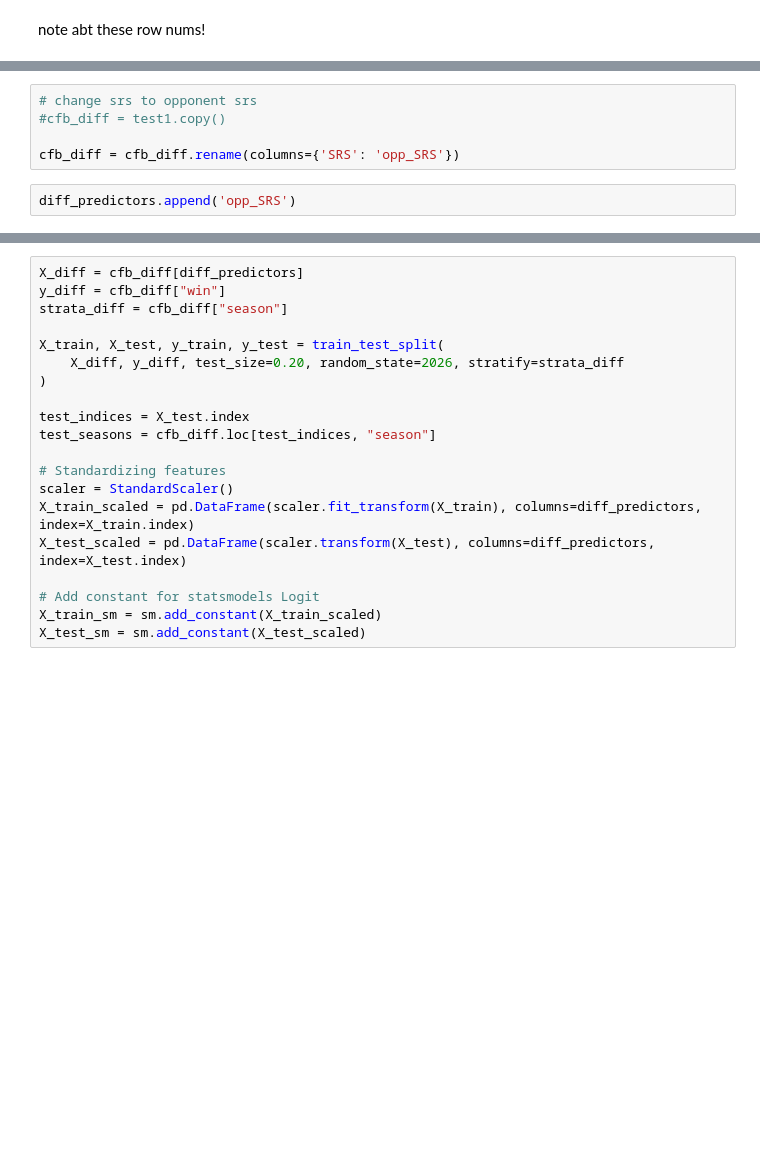
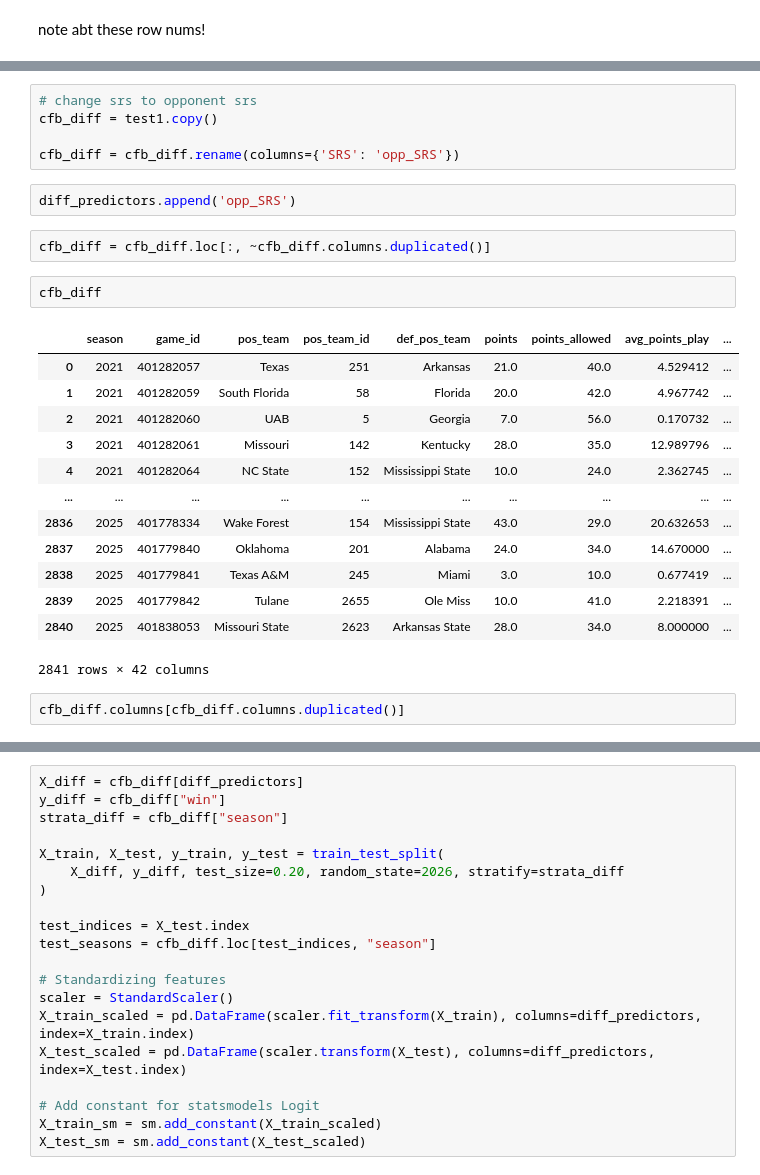
Before and after one commit to ahaze65/SPOA_4001_HW4, a Jupyter notebook: models.ipynb, the cells around one changed output, grey strips where cells are left out. Saved outputs shown, nothing was run; the diff lists cells and outputs as text; blank space fills up the shorter version.

```diff
--- a/models.ipynb
+++ b/models.ipynb
@@ -1039,7 +1039,27 @@ cfb_diff
 # %%
 # change srs to opponent srs
-#cfb_diff = test1.copy()
+cfb_diff = test1.copy()
 
 cfb_diff = cfb_diff.rename(columns={'SRS': 'opp_SRS'})
 # %%
 diff_predictors.append('opp_SRS')
+# %%
+cfb_diff = cfb_diff.loc[:, ~cfb_diff.columns.duplicated()]
+# %%
+cfb_diff
+# %% [output]
+|  | season | game_id | pos_team | pos_team_id | def_pos_team | points | points_allowed | avg_points_play | ... |
+| 0 | 2021 | 401282057 | Texas | 251 | Arkansas | 21.0 | 40.0 | 4.529412 | ... |
+| 1 | 2021 | 401282059 | South Florida | 58 | Florida | 20.0 | 42.0 | 4.967742 | ... |
+| 2 | 2021 | 401282060 | UAB | 5 | Georgia | 7.0 | 56.0 | 0.170732 | ... |
+| 3 | 2021 | 401282061 | Missouri | 142 | Kentucky | 28.0 | 35.0 | 12.989796 | ... |
+| 4 | 2021 | 401282064 | NC State | 152 | Mississippi State | 10.0 | 24.0 | 2.362745 | ... |
+| ... | ... | ... | ... | ... | ... | ... | ... | ... | ... |
+| 2836 | 2025 | 401778334 | Wake Forest | 154 | Mississippi State | 43.0 | 29.0 | 20.632653 | ... |
+| 2837 | 2025 | 401779840 | Oklahoma | 201 | Alabama | 24.0 | 34.0 | 14.670000 | ... |
+| 2838 | 2025 | 401779841 | Texas A&M | 245 | Miami | 3.0 | 10.0 | 0.677419 | ... |
+| 2839 | 2025 | 401779842 | Tulane | 2655 | Ole Miss | 10.0 | 41.0 | 2.218391 | ... |
+| 2840 | 2025 | 401838053 | Missouri State | 2623 | Arkansas State | 28.0 | 34.0 | 8.000000 | ... |
+2841 rows × 42 columns
+# %%
+cfb_diff.columns[cfb_diff.columns.duplicated()]
```
Also changed, not shown: parts of 18 cells of this notebook.
